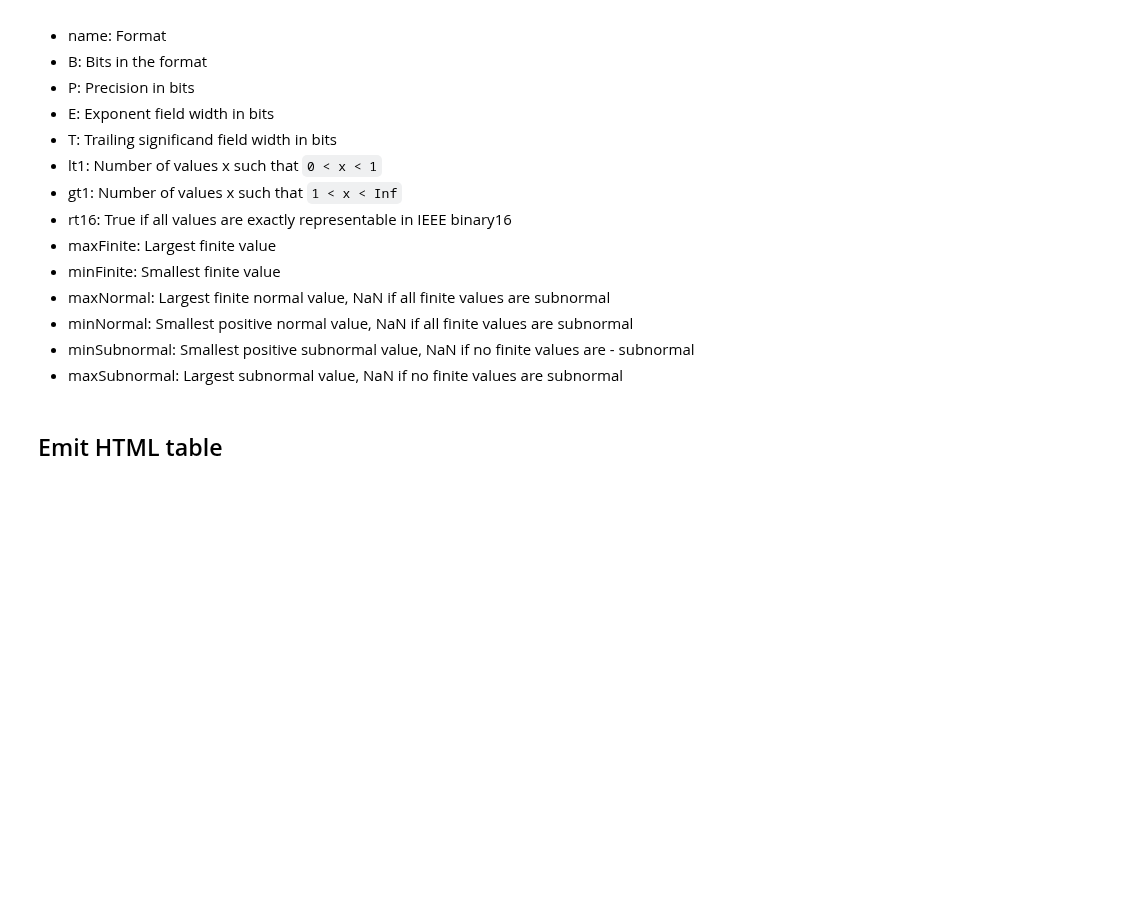
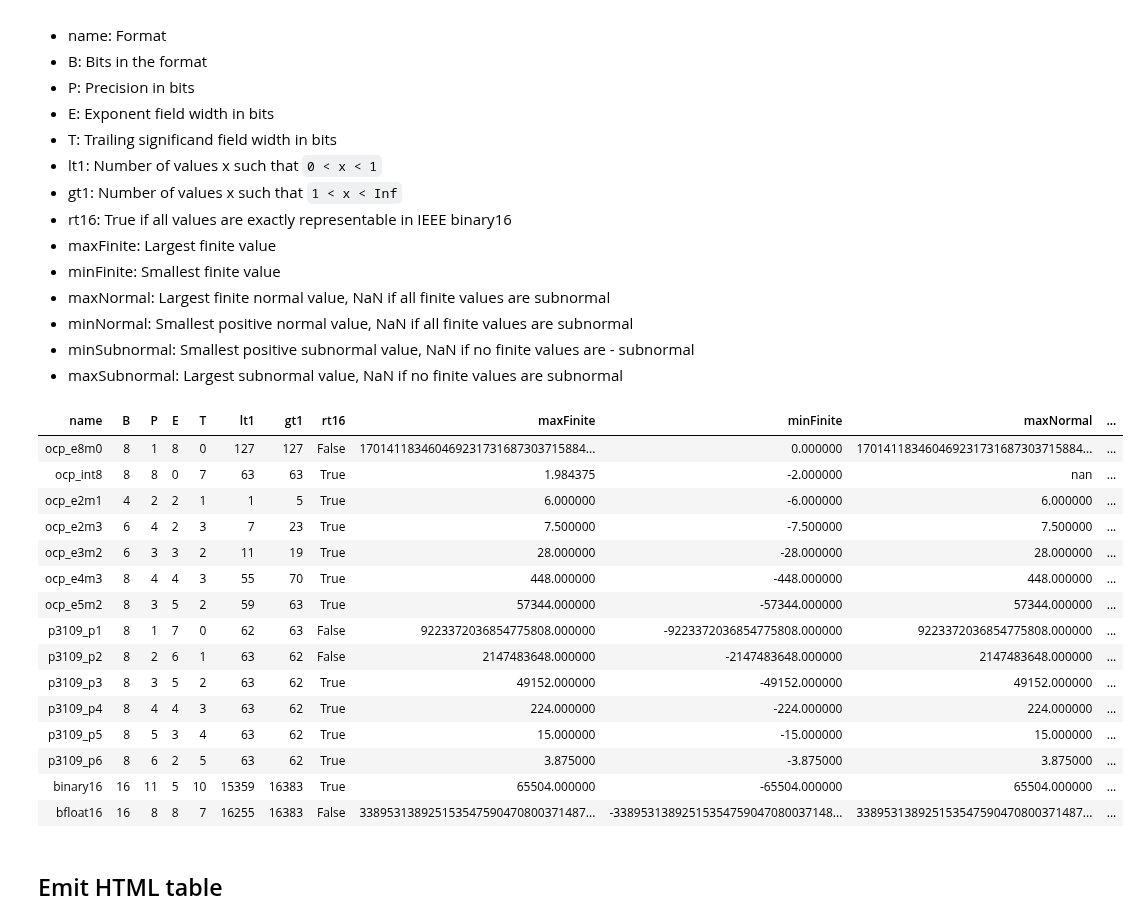
Before and after one commit to graphcore-research/gfloat, a Jupyter notebook: docs/source/02-value-stats.ipynb, the cells around one changed output. Saved outputs shown, nothing was run; the diff lists cells and outputs as text; code cells hidden in the pictures; blank space fills up the shorter version.

```diff
--- a/docs/source/02-value-stats.ipynb
+++ b/docs/source/02-value-stats.ipynb
@@ -23,12 +23,13 @@ by exhaustively enumerating the values.  Naturally, most of these statistics can
  - minSubnormal: Smallest positive subnormal value, NaN if no finite values are  - subnormal
  - maxSubnormal: Largest subnormal value, NaN if no finite values are subnormal
 # %%
+%run utils.py
+D = pandas_render  # from utils
+import pandas
 from gfloat import *
 from gfloat.formats import *
 
-import pandas
 import numpy as np
-from IPython.display import HTML
 
 
 def collect_stats(fi: FormatInfo):
@@ -66,39 +67,52 @@ def collect_stats(fi: FormatInfo):
 
     # Compute roundtrips: rt16, rt32
     with np.errstate(over="ignore"):
         rt16 = (np.float64(np.float16(fval)) == np.float64(fval)) | ~np.isfinite(fval)
         rt32 = (np.float64(np.float32(fval)) == np.float64(fval)) | ~np.isfinite(fval)
 
     rt16 = rt16.all()
     rt32 = rt32.all()
     assert rt32  # If not, we should include rt32 in the table
 
     # Assemble tuple
     return dict(
         name=fi.name,
         B=fi.bits,
         P=fi.precision,
         E=E,
         T=S,
         lt1=total_01,
         gt1=total_1Inf,
         rt16=rt16,
         maxFinite=maxFinite,
         minFinite=minFinite,
         maxNormal=maxNormal,
         minNormal=minNormal,
         minSubnormal=minSubnormal,
         maxSubnormal=maxSubnormal,
     )
 
 
-formats_to_check = (
-    tiny_formats
-    + fp8_formats
-    + [format_info_bfloat16, format_info_ocp_int8, format_info_ocp_e8m0]
-)
-stats = [collect_stats(fi) for fi in formats_to_check]
+stats = [collect_stats(fi) for fi in all_formats if fi.bits <= 16]
 df = pandas.DataFrame(stats)
+D(df)
+# %% [output]
+| name | B | P | E | T | lt1 | gt1 | rt16 | maxFinite | minFinite | maxNormal | ... |
+| ocp_e8m0 | 8 | 1 | 8 | 0 | 127 | 127 | False | 170141183460469231731687303715884... | 0.000000 | 170141183460469231731687303715884... | ... |
+| ocp_int8 | 8 | 8 | 0 | 7 | 63 | 63 | True | 1.984375 | -2.000000 | nan | ... |
+| ocp_e2m1 | 4 | 2 | 2 | 1 | 1 | 5 | True | 6.000000 | -6.000000 | 6.000000 | ... |
+| ocp_e2m3 | 6 | 4 | 2 | 3 | 7 | 23 | True | 7.500000 | -7.500000 | 7.500000 | ... |
+| ocp_e3m2 | 6 | 3 | 3 | 2 | 11 | 19 | True | 28.000000 | -28.000000 | 28.000000 | ... |
+| ocp_e4m3 | 8 | 4 | 4 | 3 | 55 | 70 | True | 448.000000 | -448.000000 | 448.000000 | ... |
+| ocp_e5m2 | 8 | 3 | 5 | 2 | 59 | 63 | True | 57344.000000 | -57344.000000 | 57344.000000 | ... |
+| p3109_p1 | 8 | 1 | 7 | 0 | 62 | 63 | False | 9223372036854775808.000000 | -9223372036854775808.000000 | 9223372036854775808.000000 | ... |
+| p3109_p2 | 8 | 2 | 6 | 1 | 63 | 62 | False | 2147483648.000000 | -2147483648.000000 | 2147483648.000000 | ... |
+| p3109_p3 | 8 | 3 | 5 | 2 | 63 | 62 | True | 49152.000000 | -49152.000000 | 49152.000000 | ... |
+| p3109_p4 | 8 | 4 | 4 | 3 | 63 | 62 | True | 224.000000 | -224.000000 | 224.000000 | ... |
+| p3109_p5 | 8 | 5 | 3 | 4 | 63 | 62 | True | 15.000000 | -15.000000 | 15.000000 | ... |
+| p3109_p6 | 8 | 6 | 2 | 5 | 63 | 62 | True | 3.875000 | -3.875000 | 3.875000 | ... |
+| binary16 | 16 | 11 | 5 | 10 | 15359 | 16383 | True | 65504.000000 | -65504.000000 | 65504.000000 | ... |
+| bfloat16 | 16 | 8 | 8 | 7 | 16255 | 16383 | False | 338953138925153547590470800371487... | -33895313892515354759047080037148... | 338953138925153547590470800371487... | ... |
 # %% [markdown]
 ## Emit HTML table
 # %%
```
Also changed, not shown: parts of 1 cell of this notebook, 6 other files.
